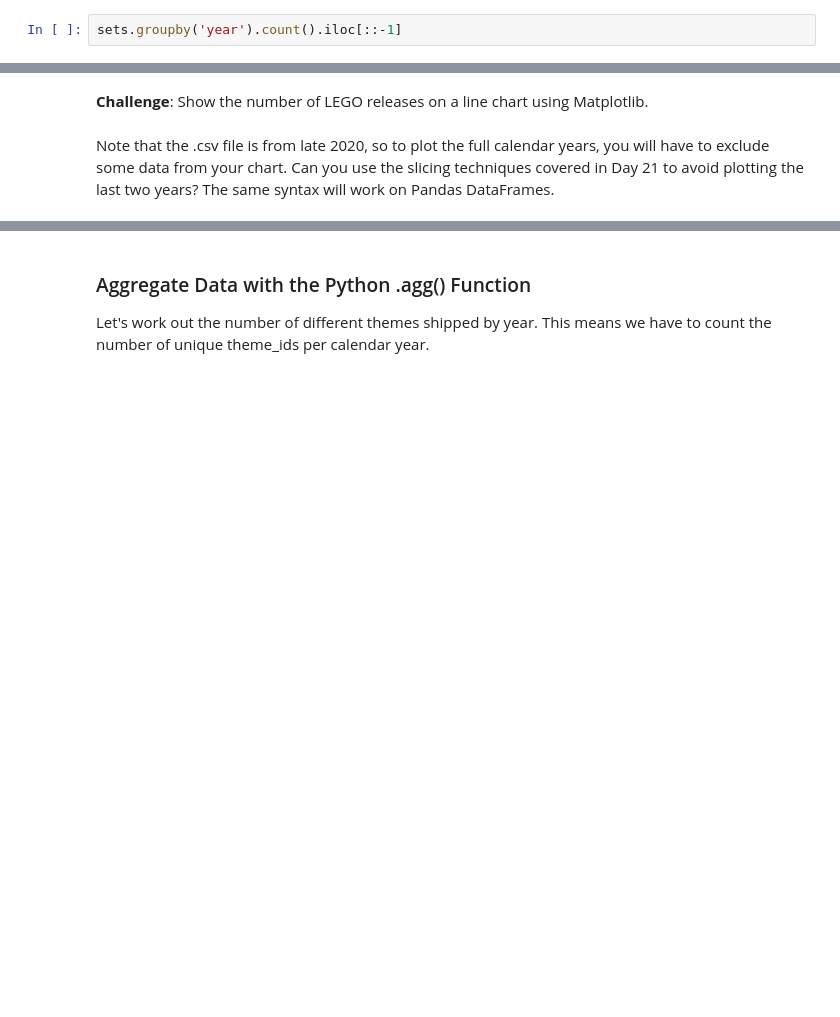
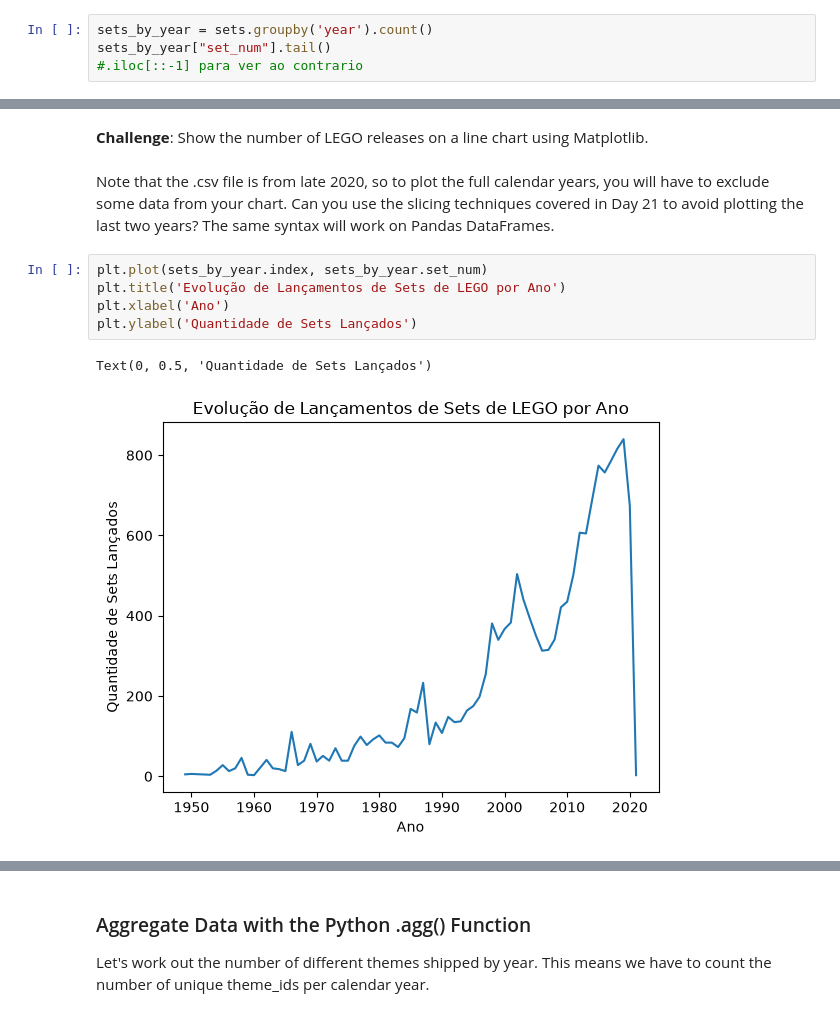
Before and after one commit to Betoesu/100dayspython, a Jupyter notebook: Aulas/Day 74/Lego_Analysis_for_Course_(start).ipynb, the cells around one changed output, grey strips where cells are left out. Saved outputs shown, nothing was run; the diff lists cells and outputs as text; blank space fills up the shorter version.

```diff
--- a/Aulas/Day 74/Lego_Analysis_for_Course_(start).ipynb
+++ b/Aulas/Day 74/Lego_Analysis_for_Course_(start).ipynb
@@ -123,5 +131,7 @@ sets.sort_values('num_parts', ascending=False).head()
 # %% [markdown]
 **Challenge**: Use <code>.groupby()</code> and <code>.count()</code> to show the number of LEGO sets released year-on-year. How do the number of sets released in 1955 compare to the number of sets released in 2019?
 # %%
-sets.groupby('year').count().iloc[::-1]
+sets_by_year = sets.groupby('year').count()
+sets_by_year["set_num"].tail()
+#.iloc[::-1] para ver ao contrario
 # %% [output]
@@ -151,3 +154,11 @@ abs(number_sets_1955 - number_sets_2019)
 **Challenge**: Show the number of LEGO releases on a line chart using Matplotlib. <br>
 <br>
 Note that the .csv file is from late 2020, so to plot the full calendar years, you will have to exclude some data from your chart. Can you use the slicing techniques covered in Day 21 to avoid plotting the last two years? The same syntax will work on Pandas DataFrames.
+# %%
+plt.plot(sets_by_year.index, sets_by_year.set_num)
+plt.title('Evolução de Lançamentos de Sets de LEGO por Ano')
+plt.xlabel('Ano')
+plt.ylabel('Quantidade de Sets Lançados')
+# %% [output]
+Text(0, 0.5, 'Quantidade de Sets Lançados')
+[figure, added]
```
Also changed, not shown: parts of 21 cells of this notebook, 5 other files.
